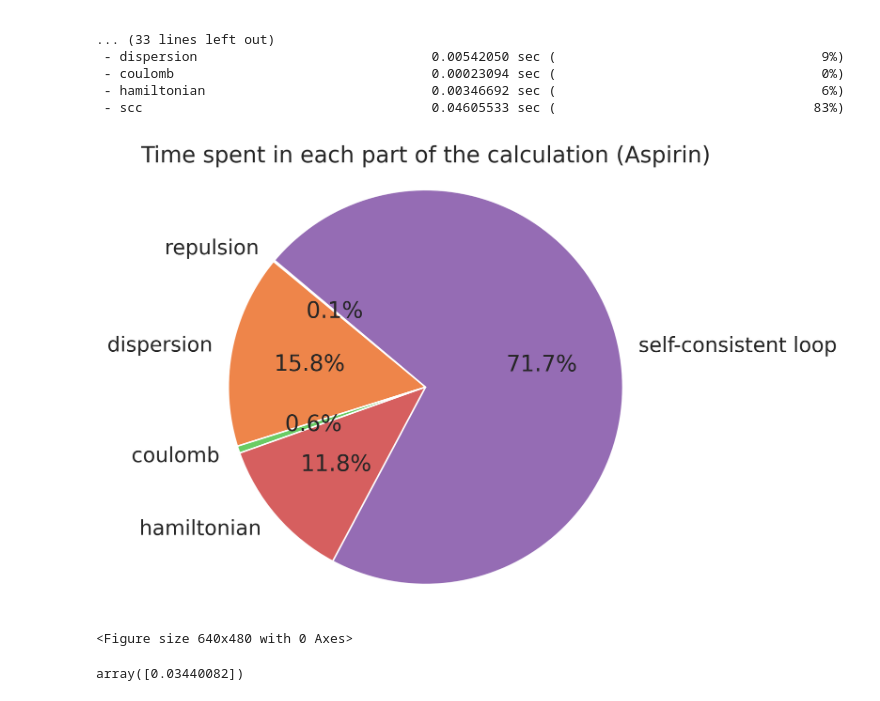
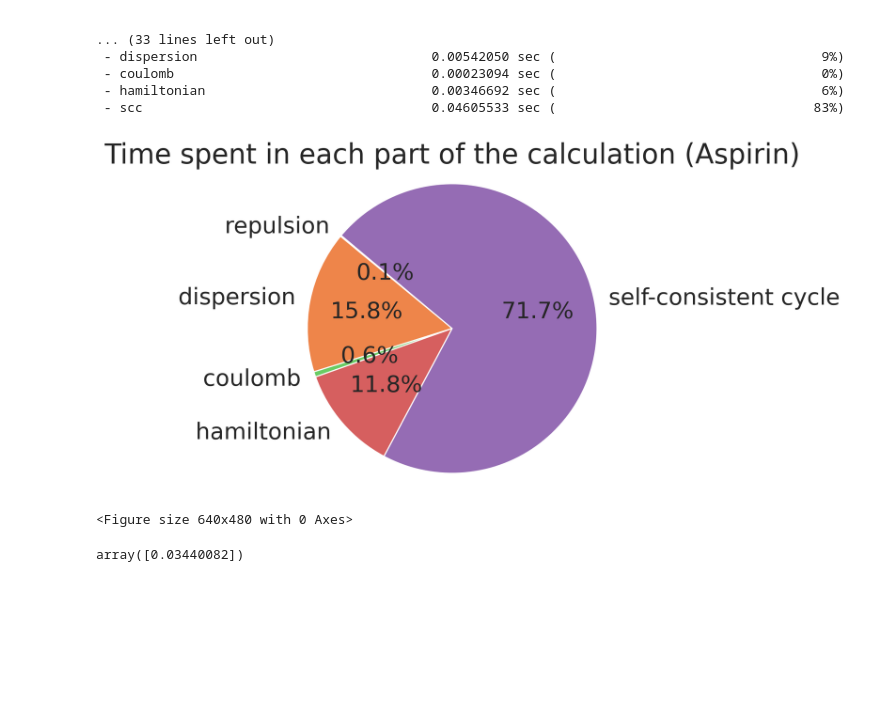
Before and after one commit to tornikeo/tblite, a Jupyter notebook: notes/make_figures.ipynb, the cells around one changed output. Drawn from its saved outputs; the diff is of its cells as text; code cells hidden in the pictures; blank space fills up the shorter version.

Commit message:
Large fontsize for plots

```diff
--- a/notes/make_figures.ipynb
+++ b/notes/make_figures.ipynb
@@ -228,31 +228,33 @@ xTB calculator
 # %%
 #  total:                                    0.04176876 sec
 #  - repulsion                               0.00004974 sec (                                  0%)
 #  - dispersion                              0.00659769 sec (                                 15%)
 #  - coulomb                                 0.00024547 sec (                                  0%)
 #  - hamiltonian                             0.00490927 sec (                                 11%)
 #  - scc                                     0.02987670 sec (                                 71%)
 
 times = {
   "repulsion": 0.00004974,
   "dispersion": 0.00659769,
   "coulomb": 0.00024547,
   "hamiltonian": 0.00490927,
-  "self-consistent loop": 0.02987670,
+  "self-consistent cycle": 0.02987670,
 }
 
 # Pie chart on time spent in each part of the calculation, with annotations
 
 sns.set_style("whitegrid")
-plt.figure(figsize=(5,5), dpi=300)
+plt.figure(figsize=(5,5), dpi=200)
+# set font, arial and large
+plt.rcParams['font.size'] = 20
 plt.pie(times.values(), labels=times.keys(), autopct='%1.1f%%', startangle=140, colors=sns.color_palette("muted", n_colors=len(times)))
 plt.title('Time spent in each part of the calculation (Aspirin)')
 plt.axis('equal')  # Equal aspect ratio ensures that pie is drawn as a circle.
 plt.show()
 # Save the figure
 plt.savefig('notes/figures/performance_pie.png', dpi=300, bbox_inches='tight')
 # %% [output]
-[figure, old version]
+[figure, new version]
 <Figure size 640x480 with 0 Axes>
 # %%
 # Compare performance of rtx4060 with rtx4090 on alkanes (bar plot)
```
Also changed, not shown: parts of 1 cell of this notebook.
